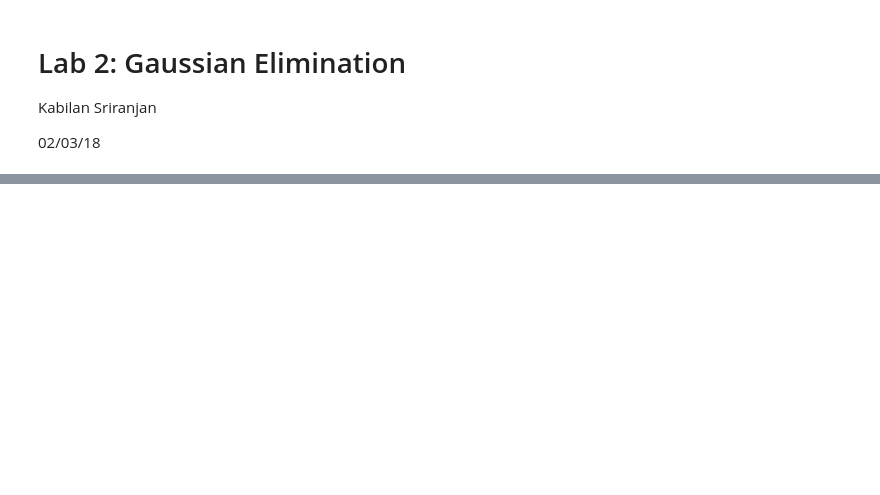
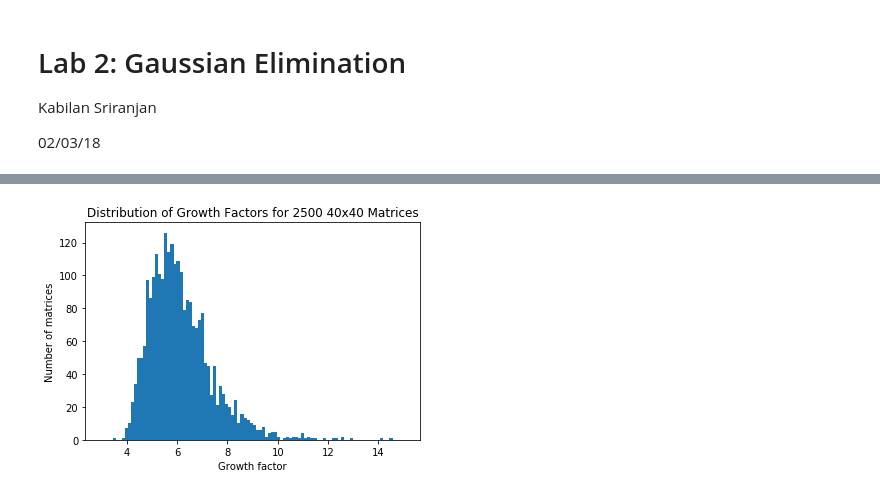
Before and after one commit to kabsri/NumericalAnalysis, a Jupyter notebook: Lab2.ipynb, the cells around one changed output, grey strips where cells are left out. Cells and saved outputs as stored; diff of their text form; code cells hidden in the pictures; blank space fills up the shorter version.

```diff
--- a/Lab2.ipynb
+++ b/Lab2.ipynb
@@ -142,0 +174,4 @@ print(counts)
+# %%
+getHistogram(unif40, 100, 0.125)
+# %% [output]
+[figure, added]
```
Also changed, not shown: parts of 29 cells of this notebook.
